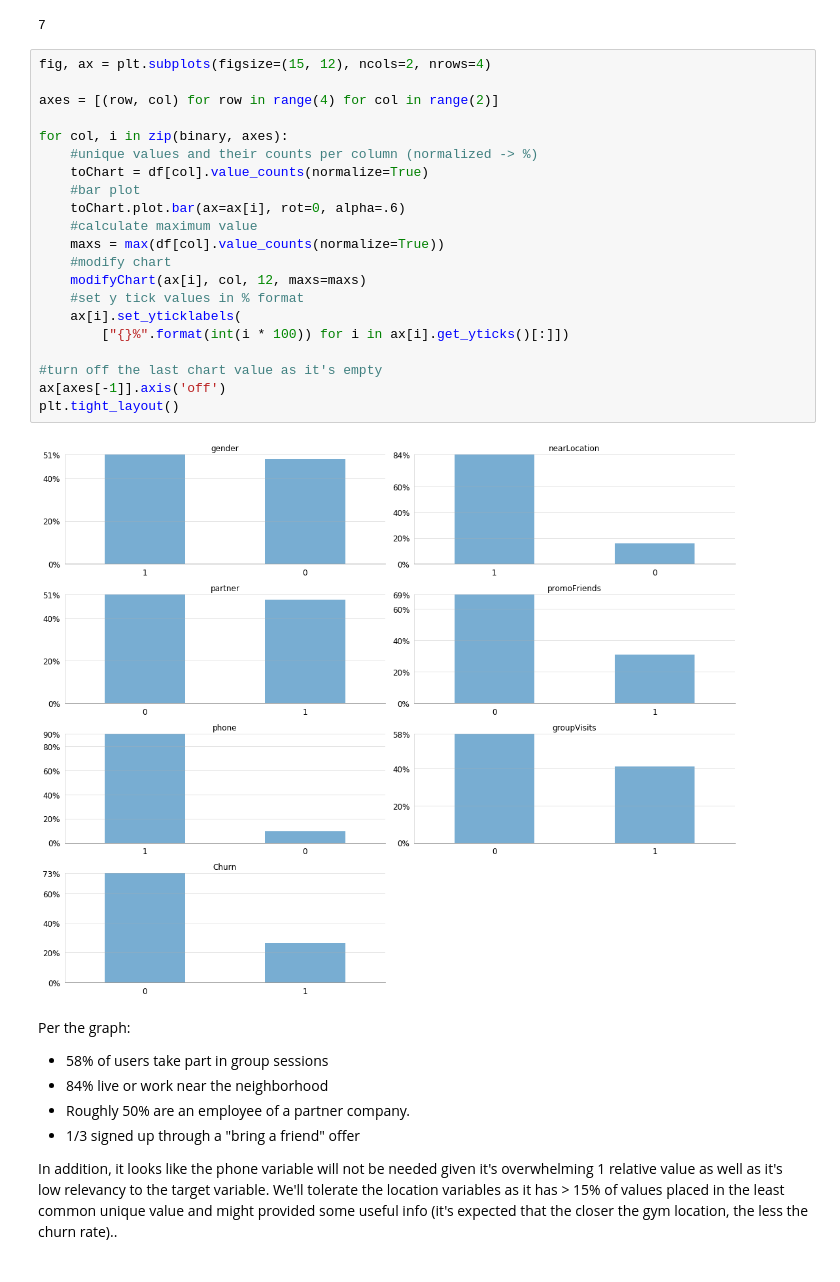
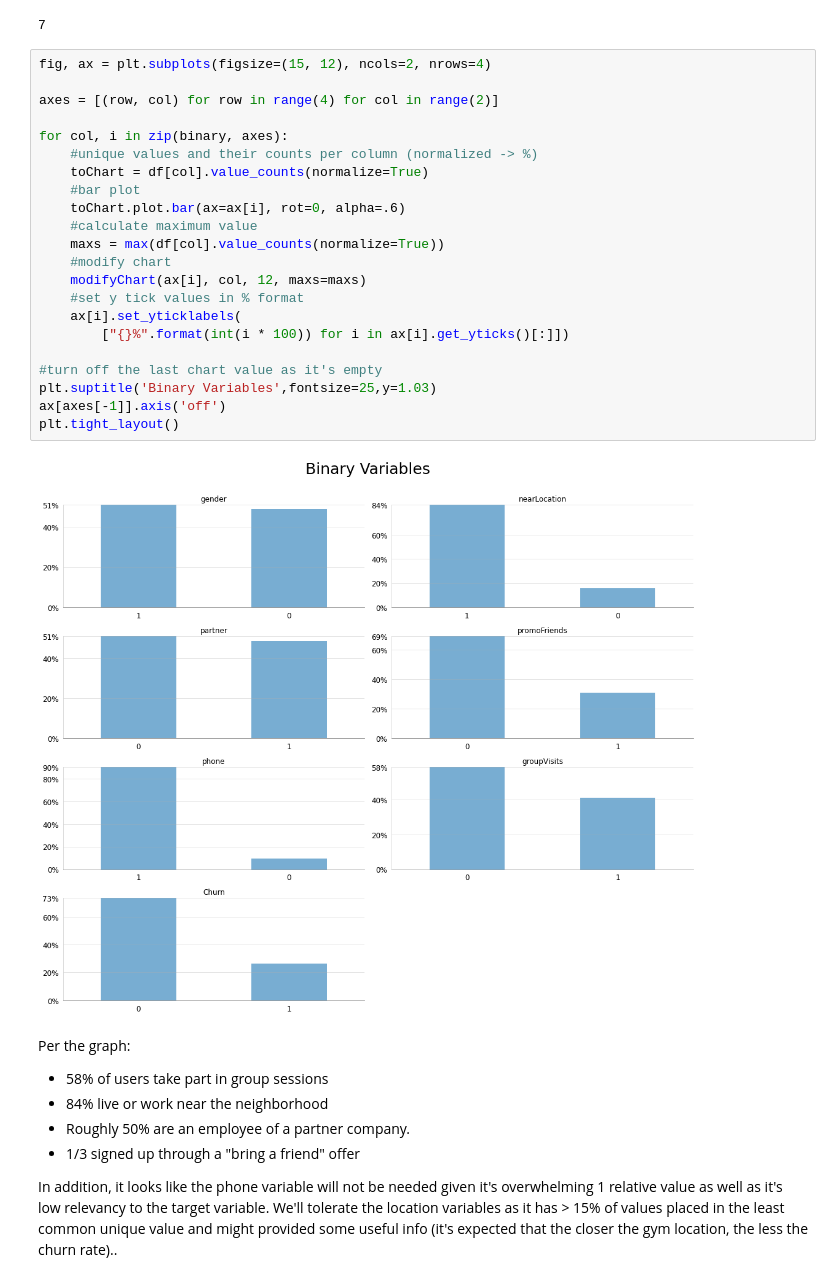
Before and after one commit to dannygarcia193/machineLearningProject, a Jupyter notebook: machineLearningProject_Practicum.ipynb, the cells around one changed output. Saved outputs shown, nothing was run; the diff lists cells and outputs as text.

Commit message:
Running notebook to save images

```diff
--- a/machineLearningProject_Practicum.ipynb
+++ b/machineLearningProject_Practicum.ipynb
@@ -269,26 +269,27 @@ len(binary)
 # %%
 fig, ax = plt.subplots(figsize=(15, 12), ncols=2, nrows=4)
 
 axes = [(row, col) for row in range(4) for col in range(2)]
 
 for col, i in zip(binary, axes):
     #unique values and their counts per column (normalized -> %)
     toChart = df[col].value_counts(normalize=True)
     #bar plot
     toChart.plot.bar(ax=ax[i], rot=0, alpha=.6)
     #calculate maximum value
     maxs = max(df[col].value_counts(normalize=True))
     #modify chart
     modifyChart(ax[i], col, 12, maxs=maxs)
     #set y tick values in % format
     ax[i].set_yticklabels(
         ["{}%".format(int(i * 100)) for i in ax[i].get_yticks()[:]])
 
 #turn off the last chart value as it's empty
+plt.suptitle('Binary Variables',fontsize=25,y=1.03)
 ax[axes[-1]].axis('off')
 plt.tight_layout()
 # %% [output]
-[figure, old version]
+[figure, new version]
 # %% [markdown]
 Per the graph:
 
```
Also changed, not shown: parts of 6 cells of this notebook.
